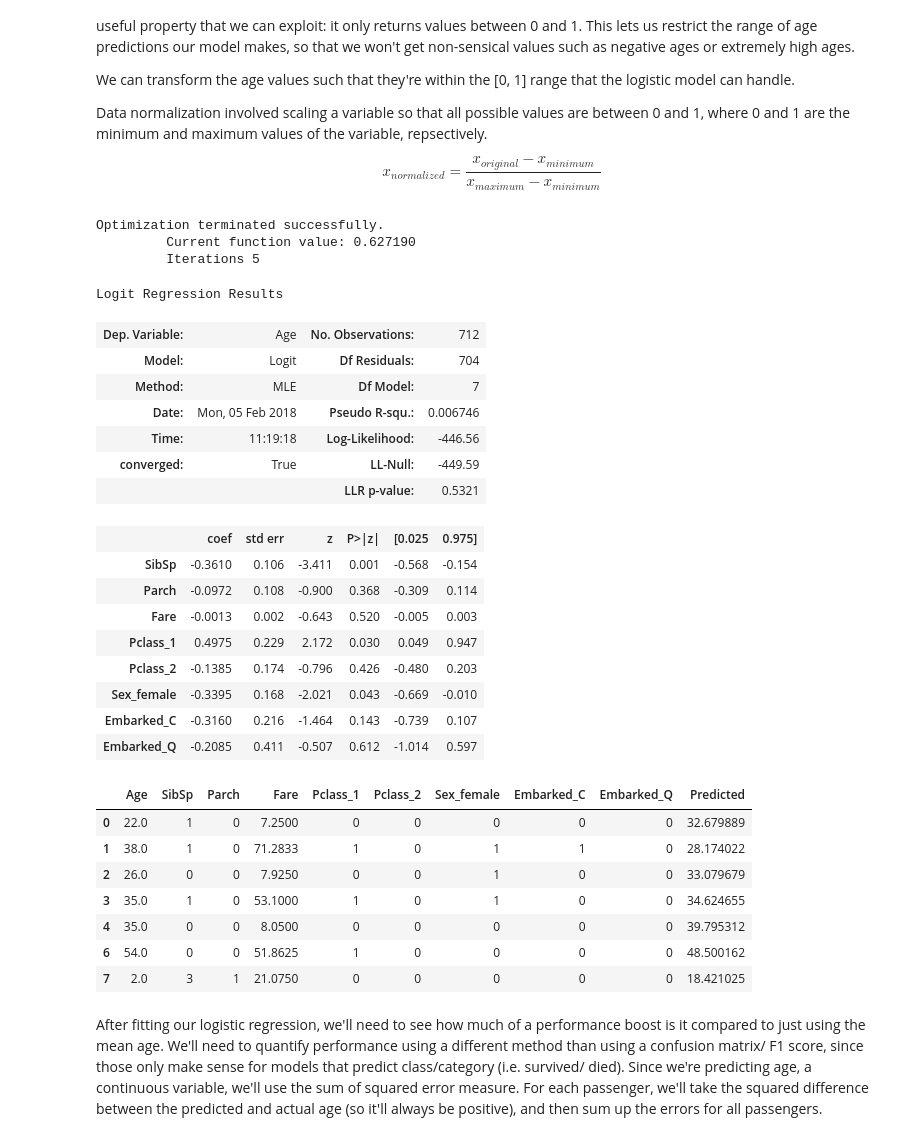
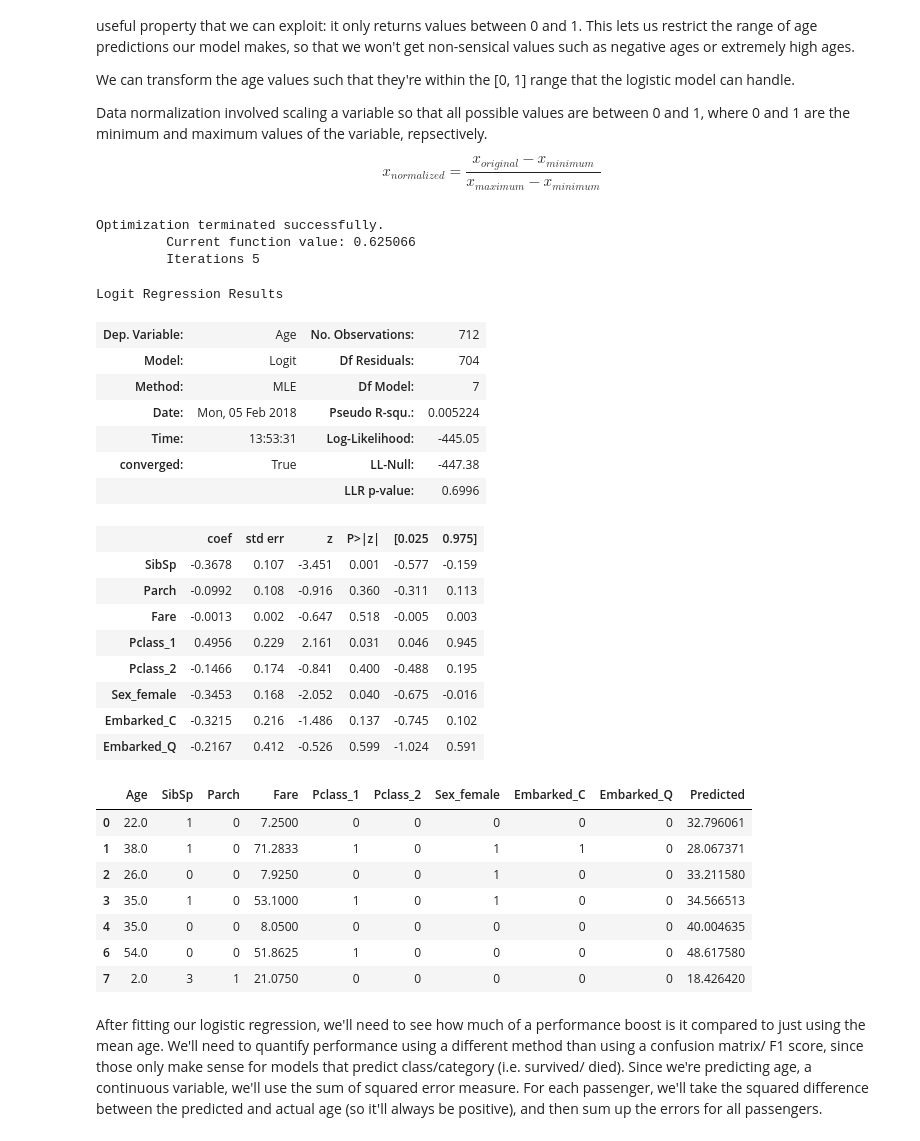
Before and after one commit to VCZLee/Jupyter-Notebooks, a Jupyter notebook: Kaggle/Titanic/Titanic Dataset - Python and data science basics.ipynb, the cells around one changed output. Cells and saved outputs as stored; diff of their text form; code cells hidden in the pictures.

Commit message:
Used scikit-learn scalers as opposed to manually scaling it

```diff
--- a/Kaggle/Titanic/Titanic Dataset - Python and data science basics.ipynb
+++ b/Kaggle/Titanic/Titanic Dataset - Python and data science basics.ipynb
@@ -467,47 +467,55 @@ $$x_{normalized} = \frac {x_{original} - x_{minimum}}{x_{maximum} - x_{minimum}}
 # %%
 # age_min = np.min(train_age['Age'])
 # age_max = np.max(train_age['Age'])
+# scaler_svm = preprocessing.MinMaxScaler()
+# scaled_train_svm = train.copy()
+# scaled_train_svm[['Age', 'Fare']] = scaler_svm.fit_transform(scaled_train_svm[['Age', 'Fare']])
+# scaled_train_svm.head(n = 7)
+from sklearn import preprocessing
 train_age = train.drop(['Survived', 'Probability', 'Predicted'], axis = 1, inplace = False)
-age_min = 0
-age_max = 80
+# age_min = 0
+# age_max = 80
 import numpy as np
 train_cols = train_age.columns[1:]
-age_model = sm.Logit((train_age['Age'] - age_min)/(age_max - age_min), train_age[train_cols])
+scaler_age = preprocessing.MinMaxScaler().fit(train_age['Age'].values.reshape(-1, 1))
+train_age.loc[:, 'Age'] = scaler_age.transform(train_age['Age'].values.reshape(-1, 1))
+age_model = sm.Logit(train_age['Age'], train_age[train_cols])
 age_model_result = age_model.fit()
 age_model_result.summary()
 # %% [output]
 Optimization terminated successfully.
-         Current function value: 0.627190
+         Current function value: 0.625066
          Iterations 5
 Logit Regression Results
 | Dep. Variable: | Age | No. Observations: | 712 |
 | Model: | Logit | Df Residuals: | 704 |
 | Method: | MLE | Df Model: | 7 |
-| Date: | Mon, 05 Feb 2018 | Pseudo R-squ.: | 0.006746 |
-| Time: | 11:19:18 | Log-Likelihood: | -446.56 |
-| converged: | True | LL-Null: | -449.59 |
-|  |  | LLR p-value: | 0.5321 |
+| Date: | Mon, 05 Feb 2018 | Pseudo R-squ.: | 0.005224 |
+| Time: | 13:53:31 | Log-Likelihood: | -445.05 |
+| converged: | True | LL-Null: | -447.38 |
+|  |  | LLR p-value: | 0.6996 |
 |  | coef | std err | z | P>|z| | [0.025 | 0.975] |
-| SibSp | -0.3610 | 0.106 | -3.411 | 0.001 | -0.568 | -0.154 |
-| Parch | -0.0972 | 0.108 | -0.900 | 0.368 | -0.309 | 0.114 |
-| Fare | -0.0013 | 0.002 | -0.643 | 0.520 | -0.005 | 0.003 |
-| Pclass_1 | 0.4975 | 0.229 | 2.172 | 0.030 | 0.049 | 0.947 |
-| Pclass_2 | -0.1385 | 0.174 | -0.796 | 0.426 | -0.480 | 0.203 |
-| Sex_female | -0.3395 | 0.168 | -2.021 | 0.043 | -0.669 | -0.010 |
-| Embarked_C | -0.3160 | 0.216 | -1.464 | 0.143 | -0.739 | 0.107 |
-| Embarked_Q | -0.2085 | 0.411 | -0.507 | 0.612 | -1.014 | 0.597 |
+| SibSp | -0.3678 | 0.107 | -3.451 | 0.001 | -0.577 | -0.159 |
+| Parch | -0.0992 | 0.108 | -0.916 | 0.360 | -0.311 | 0.113 |
+| Fare | -0.0013 | 0.002 | -0.647 | 0.518 | -0.005 | 0.003 |
+| Pclass_1 | 0.4956 | 0.229 | 2.161 | 0.031 | 0.046 | 0.945 |
+| Pclass_2 | -0.1466 | 0.174 | -0.841 | 0.400 | -0.488 | 0.195 |
+| Sex_female | -0.3453 | 0.168 | -2.052 | 0.040 | -0.675 | -0.016 |
+| Embarked_C | -0.3215 | 0.216 | -1.486 | 0.137 | -0.745 | 0.102 |
+| Embarked_Q | -0.2167 | 0.412 | -0.526 | 0.599 | -1.024 | 0.591 |
 # %%
-train_age['Predicted'] = age_model_result.predict(train_age[train_cols]) * (age_max - age_min) + age_min
+train_age['Predicted'] = scaler_age.inverse_transform(age_model_result.predict(train_age[train_cols]))
+train_age['Age'] = scaler_age.inverse_transform(train_age['Age'])
 train_age.head(n = 7)
 # %% [output]
 |  | Age | SibSp | Parch | Fare | Pclass_1 | Pclass_2 | Sex_female | Embarked_C | Embarked_Q | Predicted |
-| 0 | 22.0 | 1 | 0 | 7.2500 | 0 | 0 | 0 | 0 | 0 | 32.679889 |
-| 1 | 38.0 | 1 | 0 | 71.2833 | 1 | 0 | 1 | 1 | 0 | 28.174022 |
-| 2 | 26.0 | 0 | 0 | 7.9250 | 0 | 0 | 1 | 0 | 0 | 33.079679 |
-| 3 | 35.0 | 1 | 0 | 53.1000 | 1 | 0 | 1 | 0 | 0 | 34.624655 |
-| 4 | 35.0 | 0 | 0 | 8.0500 | 0 | 0 | 0 | 0 | 0 | 39.795312 |
-| 6 | 54.0 | 0 | 0 | 51.8625 | 1 | 0 | 0 | 0 | 0 | 48.500162 |
-| 7 | 2.0 | 3 | 1 | 21.0750 | 0 | 0 | 0 | 0 | 0 | 18.421025 |
+| 0 | 22.0 | 1 | 0 | 7.2500 | 0 | 0 | 0 | 0 | 0 | 32.796061 |
+| 1 | 38.0 | 1 | 0 | 71.2833 | 1 | 0 | 1 | 1 | 0 | 28.067371 |
+| 2 | 26.0 | 0 | 0 | 7.9250 | 0 | 0 | 1 | 0 | 0 | 33.211580 |
+| 3 | 35.0 | 1 | 0 | 53.1000 | 1 | 0 | 1 | 0 | 0 | 34.566513 |
+| 4 | 35.0 | 0 | 0 | 8.0500 | 0 | 0 | 0 | 0 | 0 | 40.004635 |
+| 6 | 54.0 | 0 | 0 | 51.8625 | 1 | 0 | 0 | 0 | 0 | 48.617580 |
+| 7 | 2.0 | 3 | 1 | 21.0750 | 0 | 0 | 0 | 0 | 0 | 18.426420 |
 # %% [markdown]
 After fitting our logistic regression, we'll need to see how much of a performance boost is it compared to just using the mean age. We'll need to quantify performance using a different method than using a confusion matrix/ F1 score, since those only make sense for models that predict class/category (i.e. survived/ died). Since we're predicting age, a continuous variable, we'll use the sum of squared error measure. For each passenger, we'll take the squared difference between the predicted and actual age (so it'll always be positive), and then sum up the errors for all passengers.
 # %%
```
Also changed, not shown: parts of 4 cells of this notebook.
